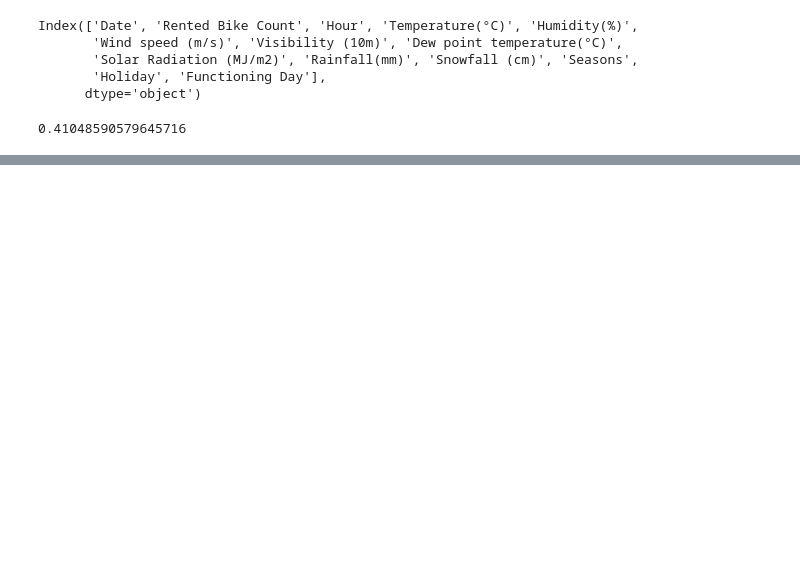
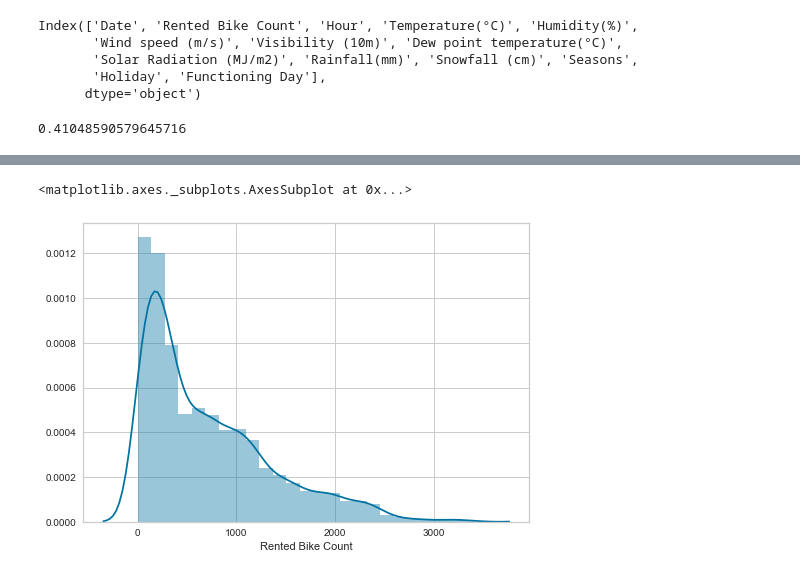
Before and after one commit to tahentx/bikeshare, a Jupyter notebook: bikeshare_prototype.ipynb, the cells around one changed output, grey strips where cells are left out. Cells and saved outputs as stored; diff of their text form; code cells hidden in the pictures; blank space fills up the shorter version.

```diff
--- a/bikeshare_prototype.ipynb
+++ b/bikeshare_prototype.ipynb
@@ -47,0 +82,5 @@ visualizer.show()
+# %%
+sns.distplot(y, bins=25)
+# %% [output]
+<matplotlib.axes._subplots.AxesSubplot at 0x...>
+[figure, added]
```
Also changed, not shown: parts of 6 cells of this notebook.
